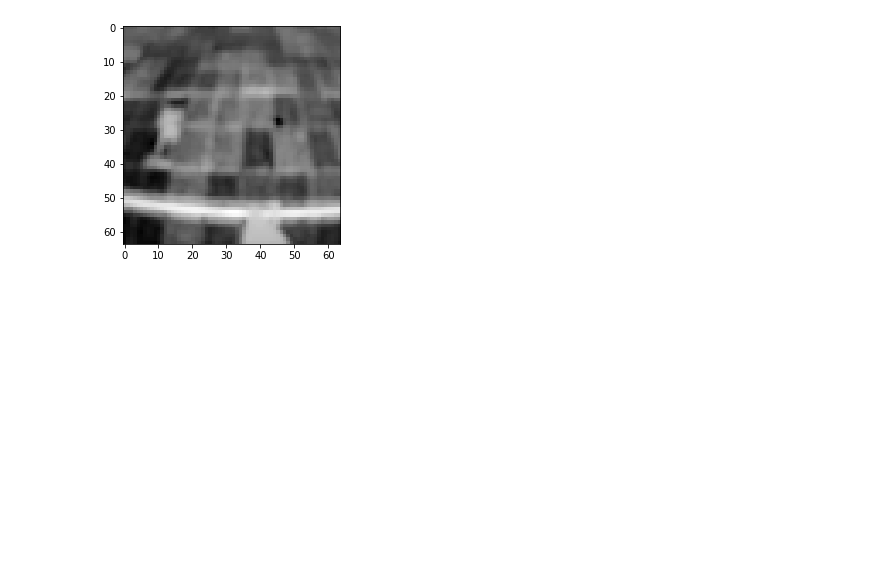
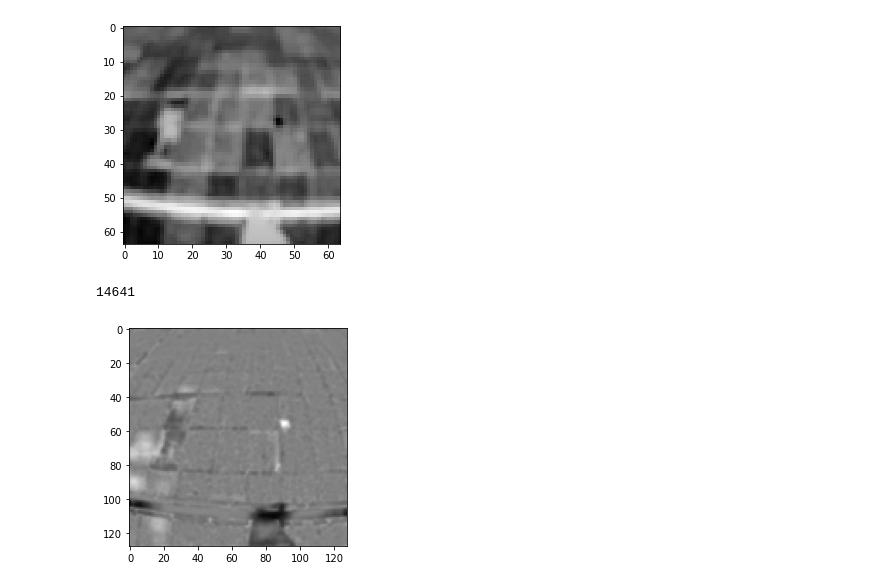
Before and after one commit to nastyadunaeva/searching_for_anomalies, a Jupyter notebook: model.ipynb, the cells around one changed output. Cells and saved outputs as stored; diff of their text form; code cells hidden in the pictures; blank space fills up the shorter version.

```diff
--- a/model.ipynb
+++ b/model.ipynb
@@ -404,3 +405,11 @@ pyplot.imshow(u_3, cmap=pyplot.get_cmap('gray'))
 pyplot.show()
 # %% [output]
 [figure]
+# %%
+residual2 = compute_residual(u_2, v_2, 16, 10, 8)
+img = Image.fromarray(residual2, 'L')
+pyplot.imshow(residual2, cmap=pyplot.get_cmap('gray'))
+pyplot.show()
+# %% [output]
+14641
+[figure, added]
```
Also changed, not shown: parts of 3 cells of this notebook.
